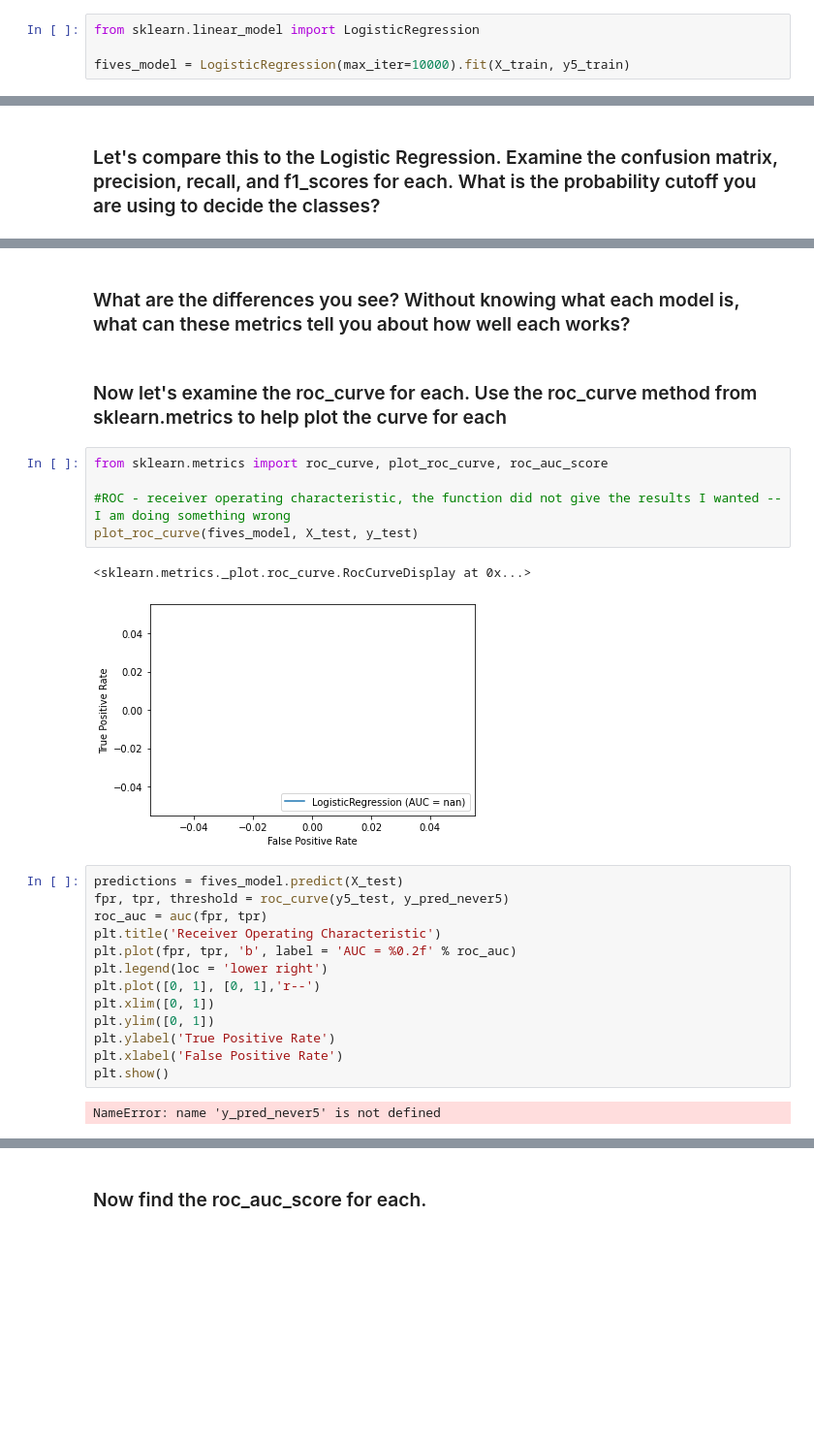
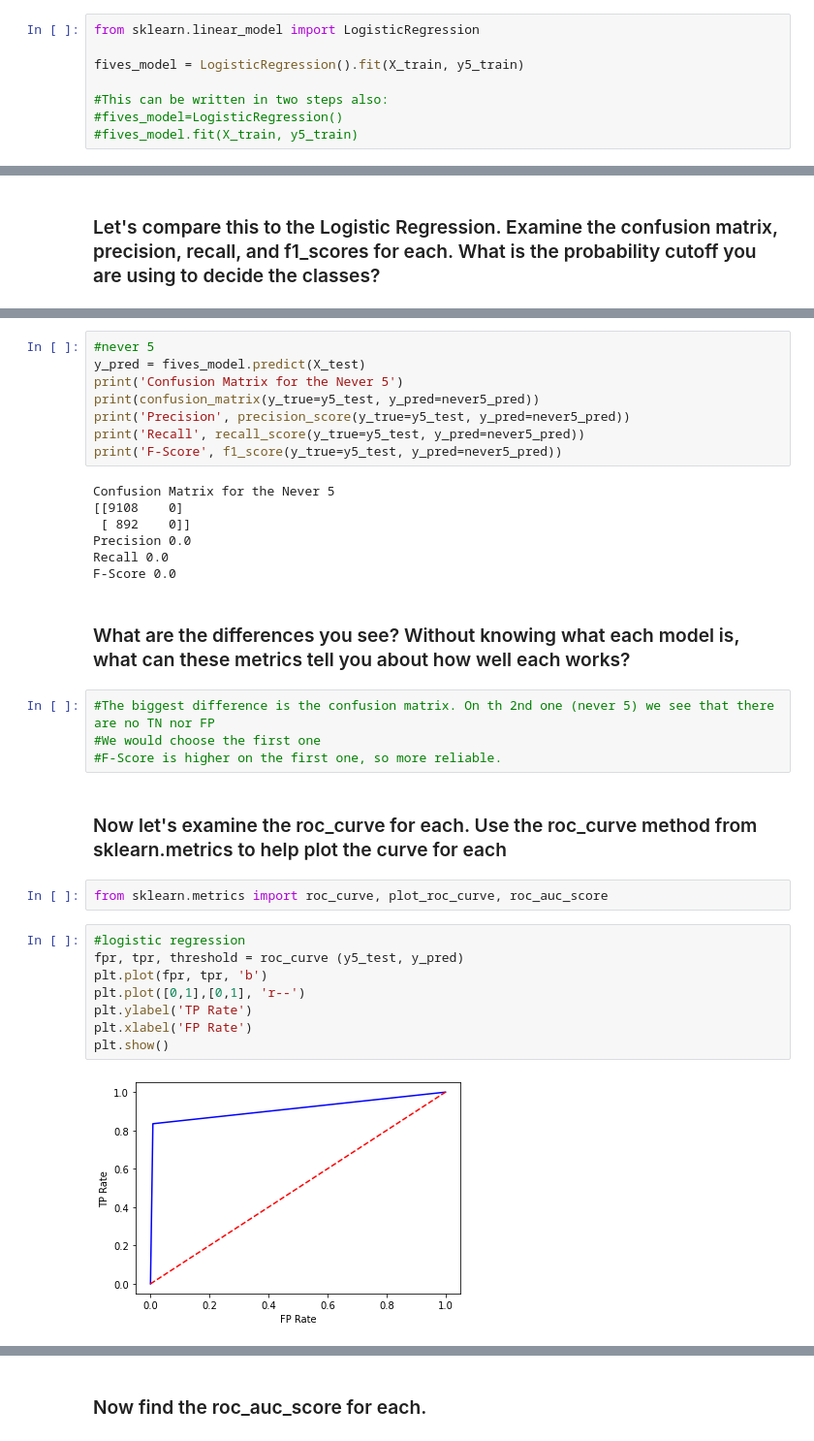
Before and after one commit to ironhack-datalabs/dataV2-labs, a Jupyter notebook: module-3/Evaluation-Recall-and-Precision/your-code/main.ipynb, the cells around one changed output, grey strips where cells are left out. Shown at 97% size. Drawn from its saved outputs; the diff is of its cells as text; blank space fills up the shorter version.

```diff
--- a/module-3/Evaluation-Recall-and-Precision/your-code/main.ipynb
+++ b/module-3/Evaluation-Recall-and-Precision/your-code/main.ipynb
@@ -69,7 +80,11 @@ y5_test = y5[60000:]
 # %%
 from sklearn.linear_model import LogisticRegression
 
-fives_model = LogisticRegression(max_iter=10000).fit(X_train, y5_train)
+fives_model = LogisticRegression().fit(X_train, y5_train)
+
+#This can be written in two steps also:
+#fives_model=LogisticRegression()
+#fives_model.fit(X_train, y5_train)
 # %% [output]
 STOP: TOTAL NO. of ITERATIONS REACHED LIMIT.
 
@@ -159,27 +151,35 @@ f1_score
+# %%
+#never 5
+y_pred = fives_model.predict(X_test)
+print('Confusion Matrix for the Never 5')
+print(confusion_matrix(y_true=y5_test, y_pred=never5_pred))
+print('Precision', precision_score(y_true=y5_test, y_pred=never5_pred))
+print('Recall', recall_score(y_true=y5_test, y_pred=never5_pred))
+print('F-Score', f1_score(y_true=y5_test, y_pred=never5_pred))
+# %% [output]
+Confusion Matrix for the Never 5
+[[9108    0]
+ [ 892    0]]
+Precision 0.0
+Recall 0.0
+F-Score 0.0
 # %% [markdown]
 ### What are the differences you see? Without knowing what each model is, what can these metrics tell you about how well each works?
+# %%
+#The biggest difference is the confusion matrix. On th 2nd one (never 5) we see that there are no TN nor FP
+#We would choose the first one
+#F-Score is higher on the first one, so more reliable.
 # %% [markdown]
 ### Now let's examine the roc_curve for each. Use the roc_curve method from sklearn.metrics to help plot the curve for each
-# %%
-from sklearn.metrics import roc_curve, plot_roc_curve, roc_auc_score
-
-#ROC - receiver operating characteristic, the function did not give the results I wanted -- I am doing something wrong
-plot_roc_curve(fives_model, X_test, y_test)
-# %% [output]
-<sklearn.metrics._plot.roc_curve.RocCurveDisplay at 0x...>
-[figure, removed]
+# %%
+from sklearn.metrics import roc_curve, plot_roc_curve, roc_auc_score
 # %%
-predictions = fives_model.predict(X_test)
-fpr, tpr, threshold = roc_curve(y5_test, y_pred_never5)
-roc_auc = auc(fpr, tpr)
-plt.title('Receiver Operating Characteristic')
-plt.plot(fpr, tpr, 'b', label = 'AUC = %0.2f' % roc_auc)
-plt.legend(loc = 'lower right')
-plt.plot([0, 1], [0, 1],'r--')
-plt.xlim([0, 1])
-plt.ylim([0, 1])
-plt.ylabel('True Positive Rate')
-plt.xlabel('False Positive Rate')
+#logistic regression
+fpr, tpr, threshold = roc_curve (y5_test, y_pred)
+plt.plot(fpr, tpr, 'b')
+plt.plot([0,1],[0,1], 'r--')
+plt.ylabel('TP Rate')
+plt.xlabel('FP Rate')
 plt.show()
 # %% [output]
-NameError: name 'y_pred_never5' is not defined
+[figure, added]
```
Also changed, not shown: parts of 18 cells of this notebook, 1 other file.
